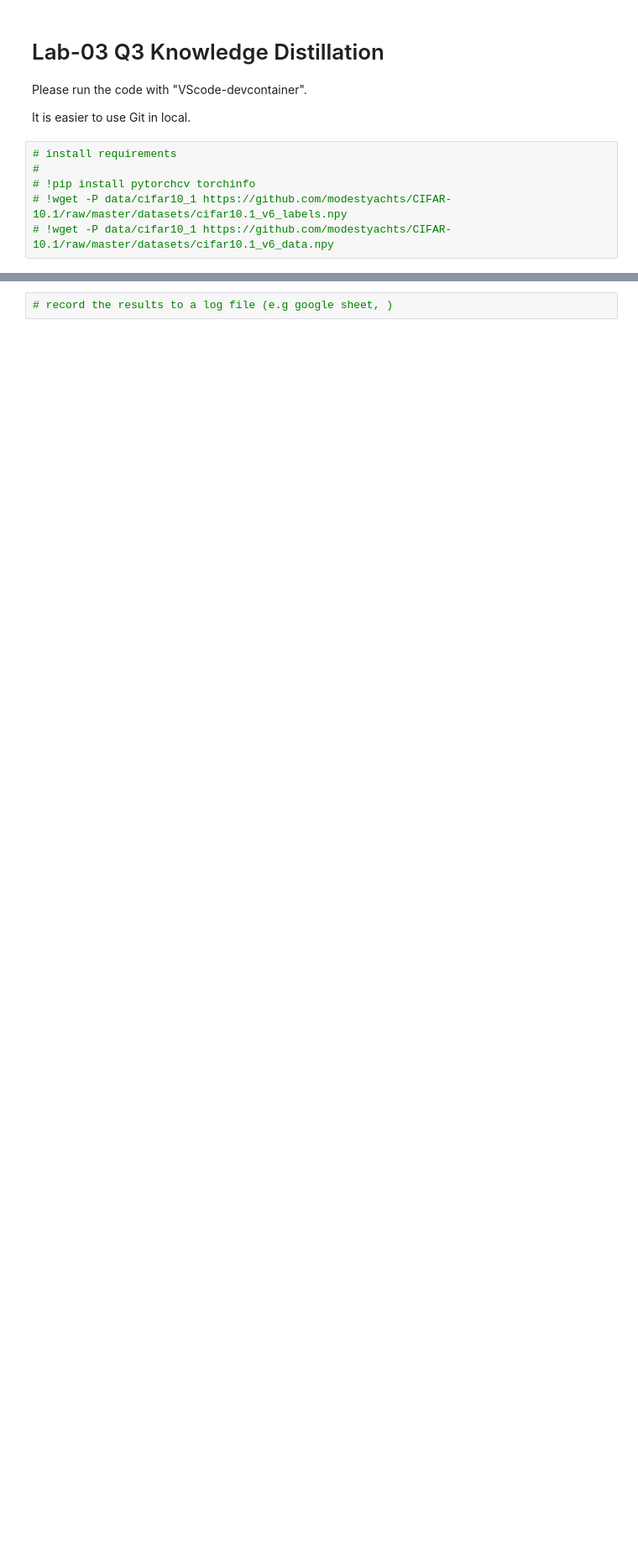
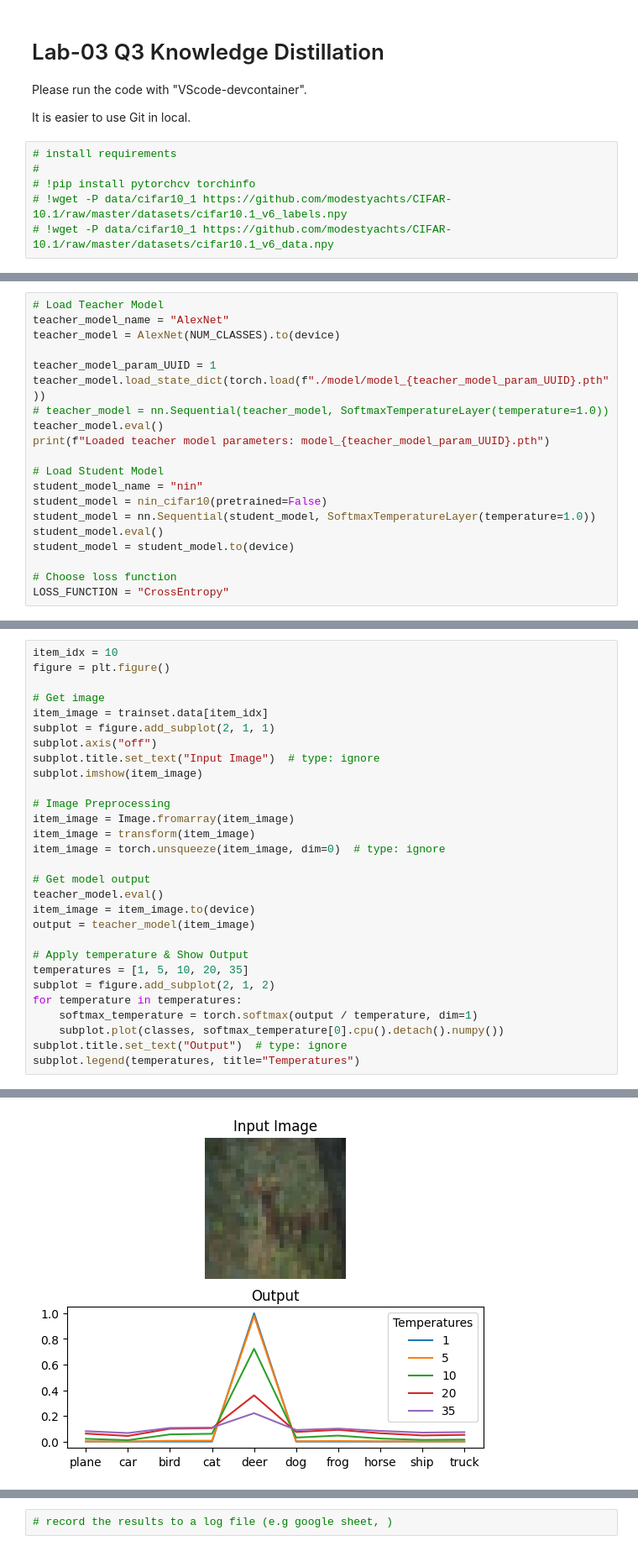
Before and after one commit to YuZhong-Chen/StudyGroup_Lab3, a Jupyter notebook: lab03_KD.ipynb, the cells around one changed output, grey strips where cells are left out. Shown at 84% size. Cells and saved outputs as stored; diff of their text form; blank space fills up the shorter version.

Commit message:
Add student model.

```diff
--- a/lab03_KD.ipynb
+++ b/lab03_KD.ipynb
@@ -297,0 +245,20 @@ torch.save(model.state_dict(), f'./model/model_{UUID}.pth')
+# %%
+# Load Teacher Model
+teacher_model_name = "AlexNet"
+teacher_model = AlexNet(NUM_CLASSES).to(device)
+
+teacher_model_param_UUID = 1
+teacher_model.load_state_dict(torch.load(f"./model/model_{teacher_model_param_UUID}.pth"))
+# teacher_model = nn.Sequential(teacher_model, SoftmaxTemperatureLayer(temperature=1.0))
+teacher_model.eval()
+print(f"Loaded teacher model parameters: model_{teacher_model_param_UUID}.pth")
+
+# Load Student Model
+student_model_name = "nin"
+student_model = nin_cifar10(pretrained=False)
+student_model = nn.Sequential(student_model, SoftmaxTemperatureLayer(temperature=1.0))
+student_model.eval()
+student_model = student_model.to(device)
+
+# Choose loss function
+LOSS_FUNCTION = "CrossEntropy"
@@ -297,0 +313,30 @@ torch.save(model.state_dict(), f'./model/model_{UUID}.pth')
+# %%
+item_idx = 10
+figure = plt.figure()
+
+# Get image
+item_image = trainset.data[item_idx]
+subplot = figure.add_subplot(2, 1, 1)
+subplot.axis("off")
+subplot.title.set_text("Input Image")  # type: ignore
+subplot.imshow(item_image)
+
+# Image Preprocessing
+item_image = Image.fromarray(item_image)
+item_image = transform(item_image)
+item_image = torch.unsqueeze(item_image, dim=0)  # type: ignore
+
+# Get model output
+teacher_model.eval()
+item_image = item_image.to(device)
+output = teacher_model(item_image)
+
+# Apply temperature & Show Output
+temperatures = [1, 5, 10, 20, 35]
+subplot = figure.add_subplot(2, 1, 2)
+for temperature in temperatures:
+    softmax_temperature = torch.softmax(output / temperature, dim=1)
+    subplot.plot(classes, softmax_temperature[0].cpu().detach().numpy())
+subplot.title.set_text("Output")  # type: ignore
+subplot.legend(temperatures, title="Temperatures")
+# %% [output]
@@ -297,0 +344 @@ torch.save(model.state_dict(), f'./model/model_{UUID}.pth')
+[figure, added]
```
Also changed, not shown: parts of 41 cells of this notebook.
